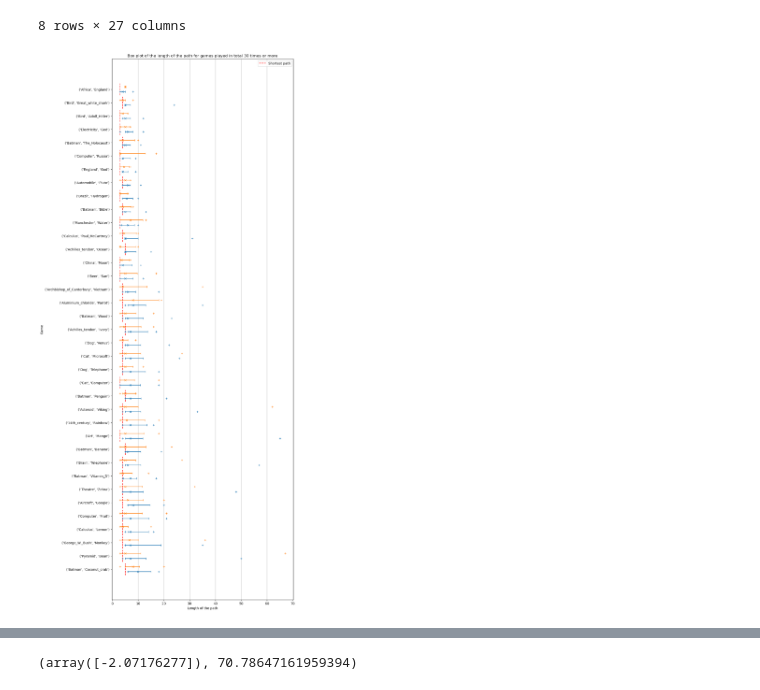
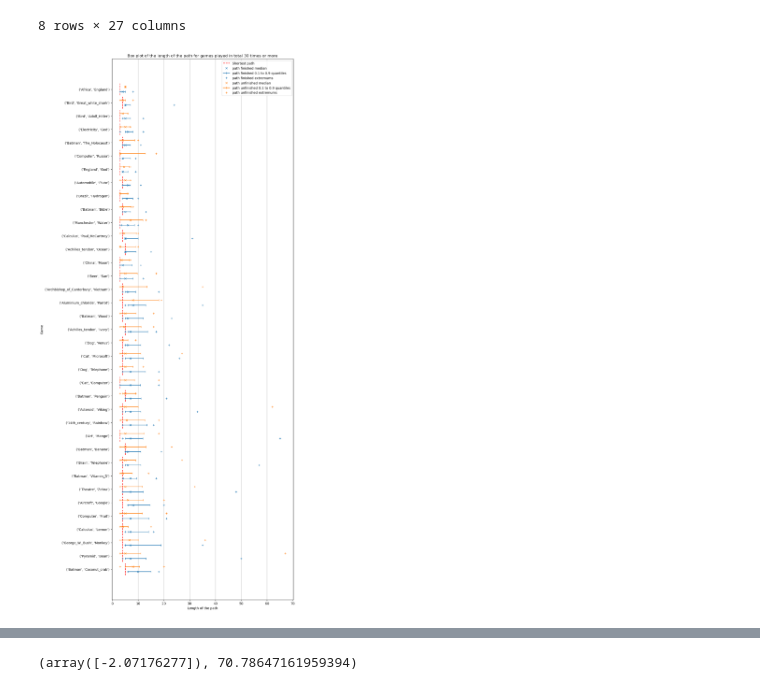
Before and after one commit to epfl-ada/ada-2024-project-outlier-1, a Jupyter notebook: part1_results.ipynb, the cells around one changed output, grey strips where cells are left out. Cells and saved outputs as stored; diff of their text form; code cells hidden in the pictures.

```diff
--- a/part1_results.ipynb
+++ b/part1_results.ipynb
@@ -461,43 +462,43 @@ stats_big_games.describe()
 | max | 1043.000000 | 10.588235 | 10.531012 | 2.001945 | 10.000000 | 8.000000 | 15.000000 | 6.000000 | ... |
 8 rows × 27 columns
 # %%
-# NEXTSTEP:: eventually create function in plotting.py for better encapsulation
+# NEXTSTEP:: eventually create function in plotting.py for better encapsulation, make it pretty
 # NEXTSTEP:: hypothesis testing to check if the length of the paths for a same game
 # depend if the path reach the target or not
 
 n = len(stats_big_games.index)
 y = np.arange(int(n*4), step=4)
 plt.figure(figsize=(10,30))
 gap=1.5
 
 for i in range(n):
-    if i==1:
-        plt.plot([stats_big_games['shortest_path'][i], stats_big_games['shortest_path'][i]], [y[i]-1, y[i]+gap+1], 'r--', label='Shortest path')
-    else:
-        plt.plot([stats_big_games['shortest_path'][i], stats_big_games['shortest_path'][i]], [y[i]-1, y[i]+gap+1], 'r--')
+    plt.plot([stats_big_games['shortest_path'][i], stats_big_games['shortest_path'][i]], [y[i]-1, y[i]+gap+1], 'r--', label='Shortest path' if i==1 else '')
 
 # plt.errorbar(stats_big_games['avg_f_path'], y, xerr=stats_big_games['sem_f_path']*1.96/2,
 #              linestyle='', marker='+', capsize=4, label='Finished', color='tab:blue')
-plt.plot(stats_big_games['med_f_path'], y, 'x', color='tab:blue')
-plt.plot([stats_big_games['q10_f_path'], stats_big_games['q90_f_path']], [y, y], '-|', color='tab:blue')
-plt.plot(stats_big_games['min_f_path'], y, '+', color='tab:blue')
+plt.plot(stats_big_games['med_f_path'], y, 'x', color='tab:blue', label='path finished median')
+plt.plot([stats_big_games['q10_f_path'], stats_big_games['q90_f_path']], [y, y], '-|', color='tab:blue', label='path finished 0.1 to 0.9 quantiles')
+plt.plot(stats_big_games['min_f_path'], y, '+', color='tab:blue', label='path finished extremums')
 plt.plot(stats_big_games['max_f_path'], y, '+', color='tab:blue')
 
-plt.plot(stats_big_games['med_unf_path'], y+gap, 'x', color='tab:orange')
-plt.plot([stats_big_games['q10_unf_path'], stats_big_games['q90_unf_path']], [y+gap, y+gap], '-|', color='tab:orange')
-plt.plot(stats_big_games['min_unf_path'], y+gap, '+', color='tab:orange')
+plt.plot(stats_big_games['med_unf_path'], y+gap, 'x', color='tab:orange', label='path unfinished median')
+plt.plot([stats_big_games['q10_unf_path'], stats_big_games['q90_unf_path']], [y+gap, y+gap], '-|', color='tab:orange', label='path unfinished 0.1 to 0.9 quantiles')
+plt.plot(stats_big_games['min_unf_path'], y+gap, '+', color='tab:orange', label='path unfinished extremums')
 plt.plot(stats_big_games['max_unf_path'], y+gap, '+', color='tab:orange')
 # plt.errorbar(stats_big_games['avg_unf_path'], y+1.5, xerr=stats_big_games['sem_unf_path']*1.96/2,
 #              linestyle='', marker='+', capsize=4, label='Unfinished', color='tab:orange')
 
 plt.title(f'Box plot of the length of the path for games played in total {num_games} times or more')
 plt.yticks(y+0.75, stats_big_games.index)
 plt.grid(axis='x')
 plt.xlabel('Length of the path')
 plt.ylabel('Game')
-plt.legend();
+
+handles, labels = plt.gca().get_legend_handles_labels()
+by_label = dict(zip(labels, handles))
+plt.legend(by_label.values(), by_label.keys());
 # %% [output]
-[figure, old version]
+[figure, new version]
 # %%
 # NEXTSTEP:: eventually create function in plotting.py for better encapsulation
 
```
Also changed, not shown: parts of 6 cells of this notebook, 1 other file.
